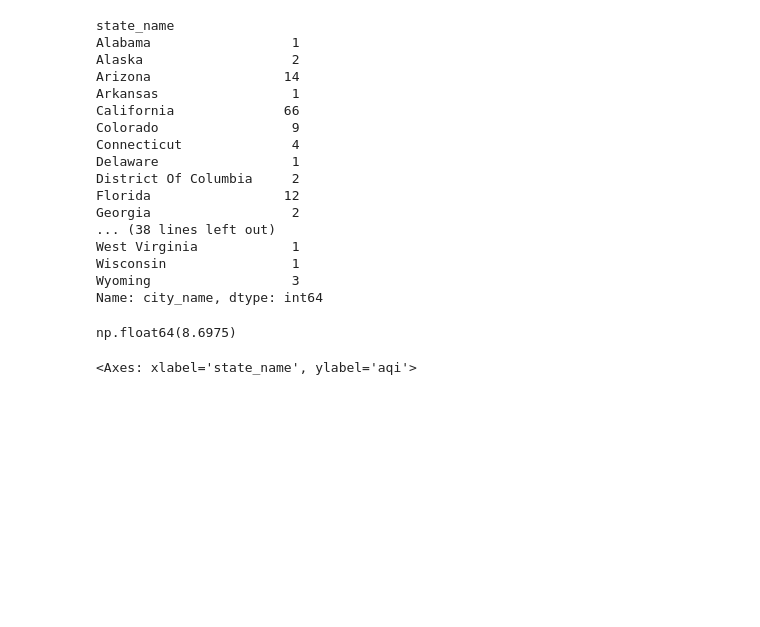
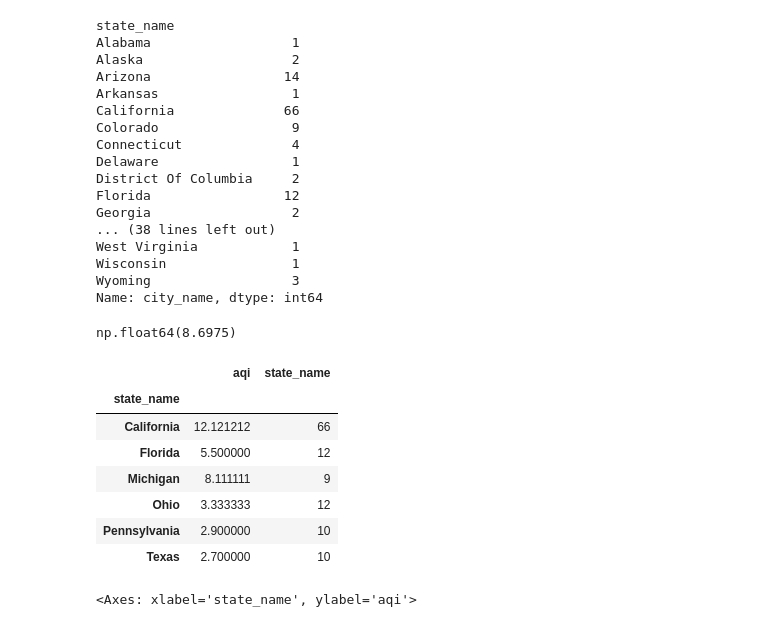
Before and after one commit to AfobCode/LearningPython, a Jupyter notebook: ThePowerofStatistics/activity2_confidence_interval.ipynb, the cells around one changed output. Saved outputs shown, nothing was run; the diff lists cells and outputs as text; code cells hidden in the pictures; blank space fills up the shorter version.

Commit message:
usign agg() method in a groupby

```diff
--- a/ThePowerofStatistics/activity2_confidence_interval.ipynb
+++ b/ThePowerofStatistics/activity2_confidence_interval.ipynb
@@ -109,6 +109,17 @@ aqi_RRE_mean = round(aqi_RRE_states["aqi"].mean(),4)
 aqi_RRE_mean
 # %% [output]
 np.float64(8.6975)
+# %%
+aqi_RRE_states.groupby(["state_name"]).agg({"aqi":"mean","state_name":"count"})
+# %% [output]
+|  | aqi | state_name |
+| state_name |  |  |
+| California | 12.121212 | 66 |
+| Florida | 5.500000 | 12 |
+| Michigan | 8.111111 | 9 |
+| Ohio | 3.333333 | 12 |
+| Pennsylvania | 2.900000 | 10 |
+| Texas | 2.700000 | 10 |
 # %%
 sns.boxplot(
     data= aqi_RRE_states,
```
